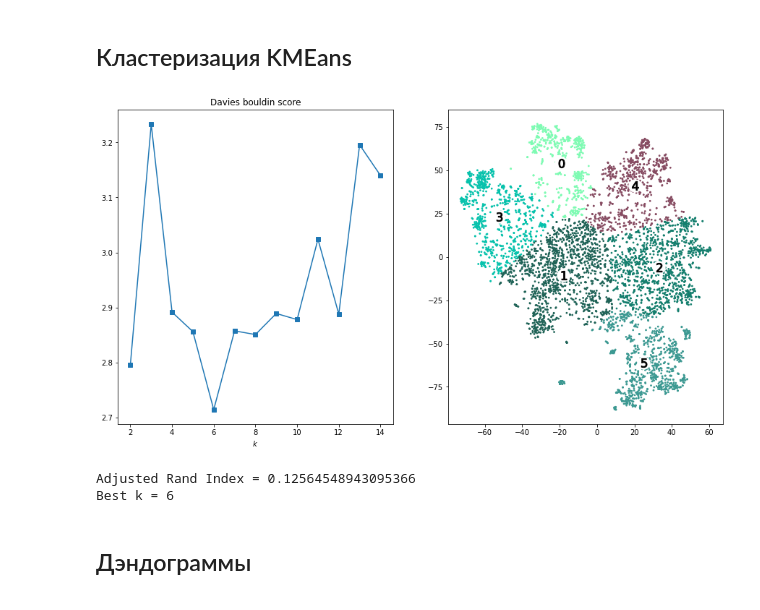
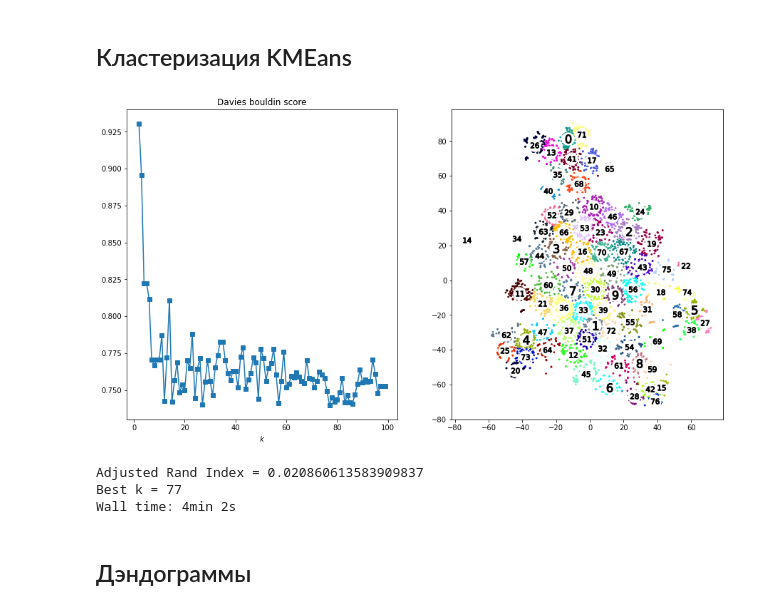
Before and after one commit to UlanSan/ML_python_2020, a Jupyter notebook: laba3/html_text_ver_2.ipynb, the cells around one changed output. Cells and saved outputs as stored; diff of their text form; code cells hidden in the pictures.

```diff
--- a/laba3/html_text_ver_2.ipynb
+++ b/laba3/html_text_ver_2.ipynb
@@ -267,6 +267,8 @@ plt.show()
 wm = kneighbors_graph(w2v_vectors, 3, n_jobs=-1)
 nzr, nzc = wm.nonzero()
 neighbours = np.zeros(len(w2v_vectors))
+vpos=7
+v1 = text_to_vec(news2.News[vpos])
 for r, c in zip(nzr, nzc):
     neighbours[r] += np.linalg.norm(v1-w2v_vectors[c])
 
@@ -296,8 +298,9 @@ Wall time: 613 ms
 # %% [markdown]
 ## Кластеризация KMEans
 # %%
+%%time
 dbs = []
-max_k = 15
+max_k = 100
 
 tag_dict = {}
 y = []
@@ -308,39 +311,40 @@ for tag in news2.Class:
         tag_dict[tag] = counter
         counter +=1
     y.append(tag_dict[tag])
 
-best_k = (2, 100)
+best_k = (2, 9999)
+
 for k in range(2, max_k):
     kmeans = KMeans(n_clusters=k, random_state=1).fit(tsne_vct)
-    dbs_score = davies_bouldin_score(w2v_vectors, kmeans.labels_)
+    dbs_score = davies_bouldin_score(tsne_vct, kmeans.labels_)
     dbs.append(dbs_score)
     if dbs_score < best_k[1]:
         best_k = (k, dbs_score)
-
 kmeans = KMeans(n_clusters=best_k[0], random_state=1).fit(tsne_vct)
 
 fig, ax = plt.subplots(1, 2, figsize = (15, 8))
 
 ax[0].plot(range(2, max_k), dbs, marker='s')
 ax[0].set_xlabel('$k$')
 ax[0].set_title('Davies bouldin score')
 
 myclr=ListedColormap(choice(list(sns.xkcd_rgb.values()), max(kmeans.labels_)+1)) # Генерируем контрастную карту цветов.
 
 ax[1].scatter(tsne_vct[:, 0], tsne_vct[:, 1], s=3, c=kmeans.labels_, cmap=myclr)
 ax[1].scatter(kmeans.cluster_centers_[:, 0], kmeans.cluster_centers_[:, 1],
                   marker='o', c="white", alpha=1, s=300)
 for i, c in enumerate(kmeans.cluster_centers_):
         ax[1].scatter(c[0], c[1], marker='$%d$' % i, alpha=1, c='black', s = 150)
 
 plt.show()
 
 print('Adjusted Rand Index = ' + str(adjusted_rand_score(kmeans.labels_, y)))
 print('Best k = ' + str(best_k[0]))
 # %% [output]
-[figure, old version]
+[figure, new version]
-Adjusted Rand Index = 0.12564548943095366
-Best k = 6
+Adjusted Rand Index = 0.020860613583909837
+Best k = 77
+Wall time: 4min 2s
 # %% [markdown]
 ## Дэндограммы
 # %%
```
Also changed, not shown: parts of 6 cells of this notebook.
